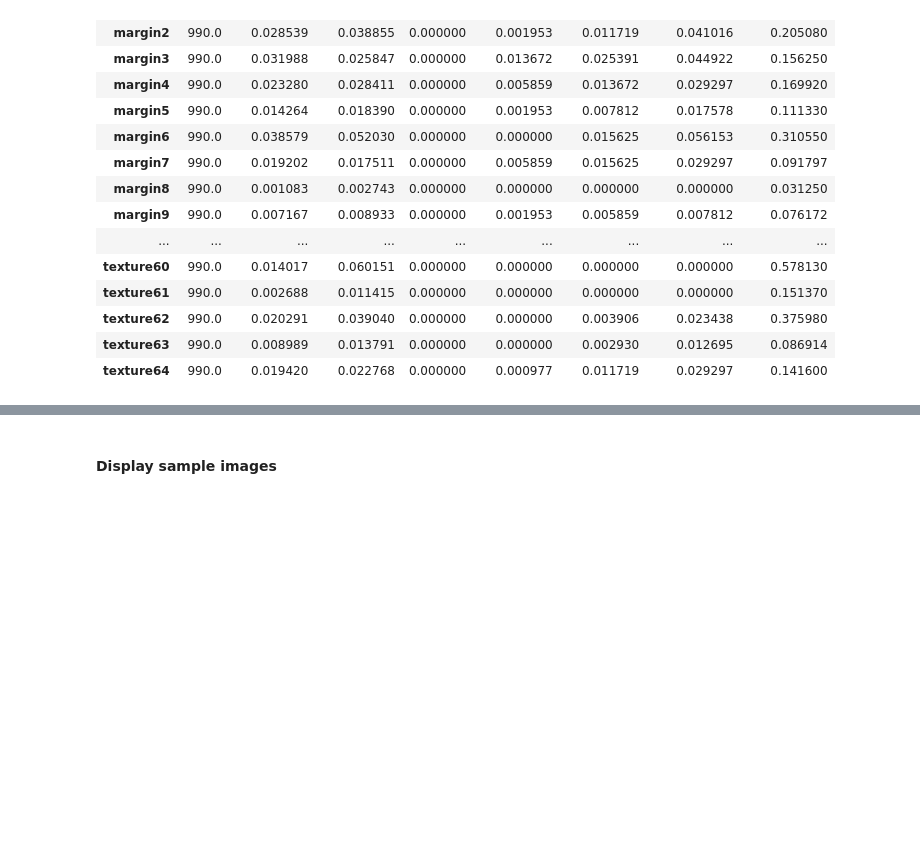
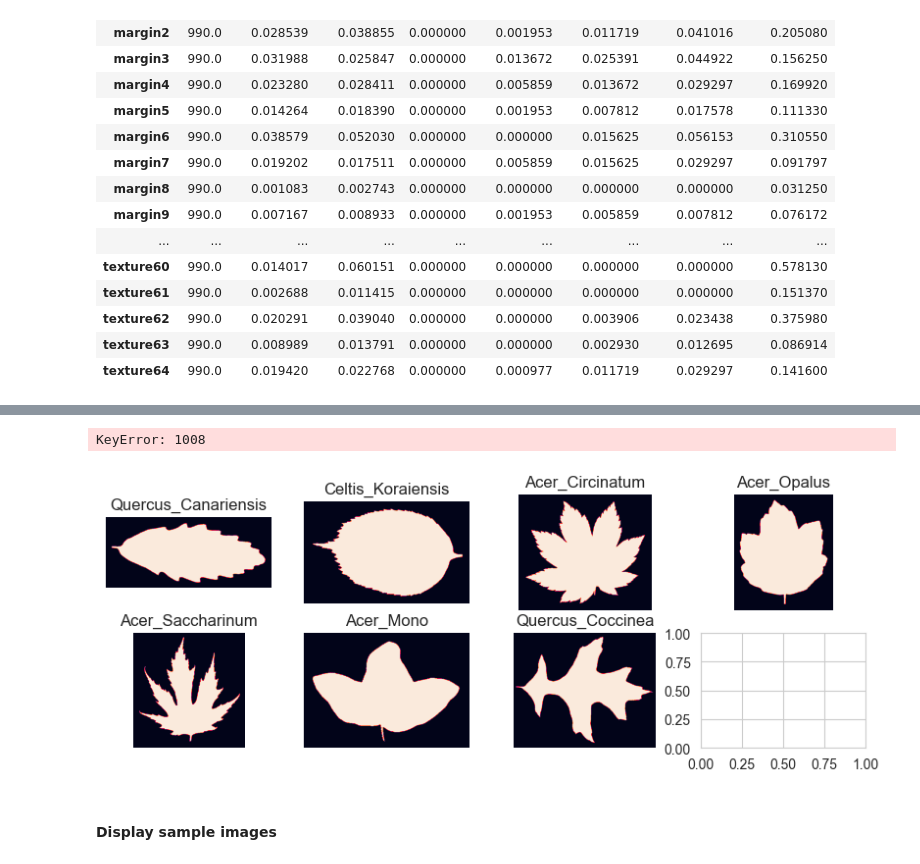
Before and after one commit to LukasDrews97/machine_learning_case_studies, a Jupyter notebook: Leaf_Classification.ipynb, the cells around one changed output, grey strips where cells are left out. Drawn from its saved outputs; the diff is of its cells as text; code cells hidden in the pictures; blank space fills up the shorter version.

Commit message:
add DataSet

```diff
--- a/Leaf_Classification.ipynb
+++ b/Leaf_Classification.ipynb
@@ -24,6 +24,8 @@ train_data.head(5)
 | 2 | 3 | Quercus_Hartwissiana | 0.005859 | 0.009766 | 0.019531 | 0.007812 | 0.003906 | 0.005859 | 0.068359 | 0.0 | 0.000000 | ... |
 | 3 | 5 | Tilia_Tomentosa | 0.000000 | 0.003906 | 0.023438 | 0.005859 | 0.021484 | 0.019531 | 0.023438 | 0.0 | 0.013672 | ... |
 | 4 | 6 | Quercus_Variabilis | 0.005859 | 0.003906 | 0.048828 | 0.009766 | 0.013672 | 0.015625 | 0.005859 | 0.0 | 0.000000 | ... |
+# %%
+image_label_dict = dict(zip(train_data.id, train_data.species))
 # %%
 train_data.describe().transpose()
 # %% [output]
@@ -91,3 +106,46 @@ plt.show()
+# %%
+class ImageDataset(Dataset):
+    def __init__(self, mode):
+        self.files = glob.glob("data/Leaf_Classification/images/*")
+        self.labels = image_label_dict
+        self.indices = list(self.labels.keys())
+        self.mode = mode
+        self.transformations = transforms.Compose([transforms.PILToTensor()])
+
+    def __len__(self):
+        return len(self.files)
+
+    def load_PIL_image(self, idx):
+        idx = self.indices[idx]
+        file = self.files[idx]
+        pandas_idx = int(re.findall(r'\d+', file)[0])
+        label = self.labels[pandas_idx]
+        image = Image.open(file)
+        return image, label
+
+    def __getitem__(self, idx):
+        image, label = self.load_PIL_image(idx)
+        image = self.transformations(image)
+        return image, label
+# %%
+t = ImageDataset(mode="train")
+image, label = t.load_PIL_image(10)
+# %%
+def plot_samples_images(rows, cols, indices):
+    fig = plt.figure(figsize=(10, 7))
+
+    for idx, img_idx in enumerate(indices):
+        fig.add_subplot(rows, cols, idx+1)
+        image, label = t.load_PIL_image(img_idx)
+        plt.imshow(image)
+        plt.title(label)
+        plt.axis('off')
+    plt.show()
+# %%
+plot_samples_images(4, 4, list(range(16)))
+# %% [output]
+KeyError: 1008
+[figure, added]
 # %% [markdown]
 #### Display sample images
 # %% [markdown]
```
Also changed, not shown: parts of 5 cells of this notebook.
